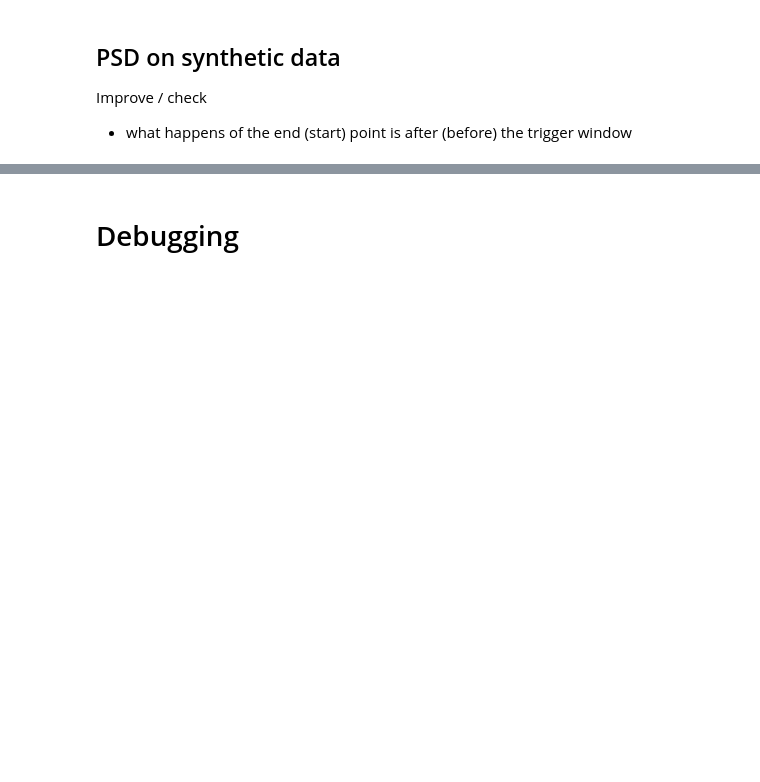
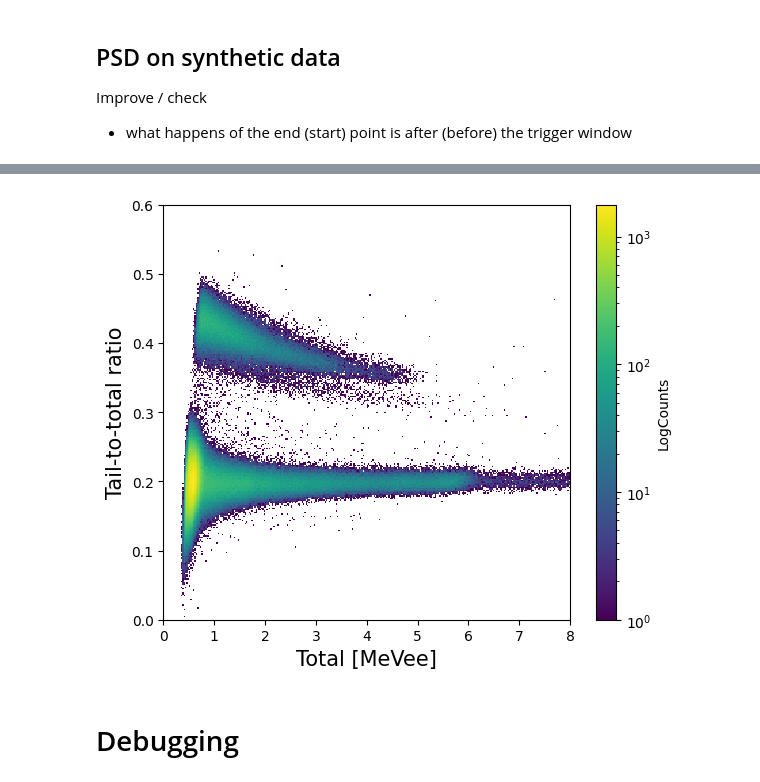
Before and after one commit to eberthol/PSD_GMVA_paper, a Jupyter notebook: synthetic_data/SyntheticData.ipynb, the cells around one changed output, grey strips where cells are left out. Cells and saved outputs as stored; diff of their text form; code cells hidden in the pictures; blank space fills up the shorter version.

```diff
--- a/synthetic_data/SyntheticData.ipynb
+++ b/synthetic_data/SyntheticData.ipynb
@@ -276,3 +293,25 @@ plt.show()
+# %%
+
+totals,ttr = gsd.get_psd_integrals(data_clean)
+plt.figure(figsize=(6, 5))
+
+# no cuts
+plt.hist2d(
+    totals,
+    ttr,
+    bins=[300, 300],
+    range=[[0, 8], [0, 0.6]],
+    norm=LogNorm(),
+    cmap="viridis"
+)
+
+plt.colorbar(label="LogCounts")
+plt.xlabel('Total [MeVee]', fontsize = 15)
+plt.ylabel("Tail-to-total ratio", fontsize = 15)
+plt.tight_layout()
+plt.show()
+# %% [output]
+[figure, added]
 # %% [markdown]
 # Debugging
 # %%
```
Also changed, not shown: parts of 10 cells of this notebook, 1 other file.
